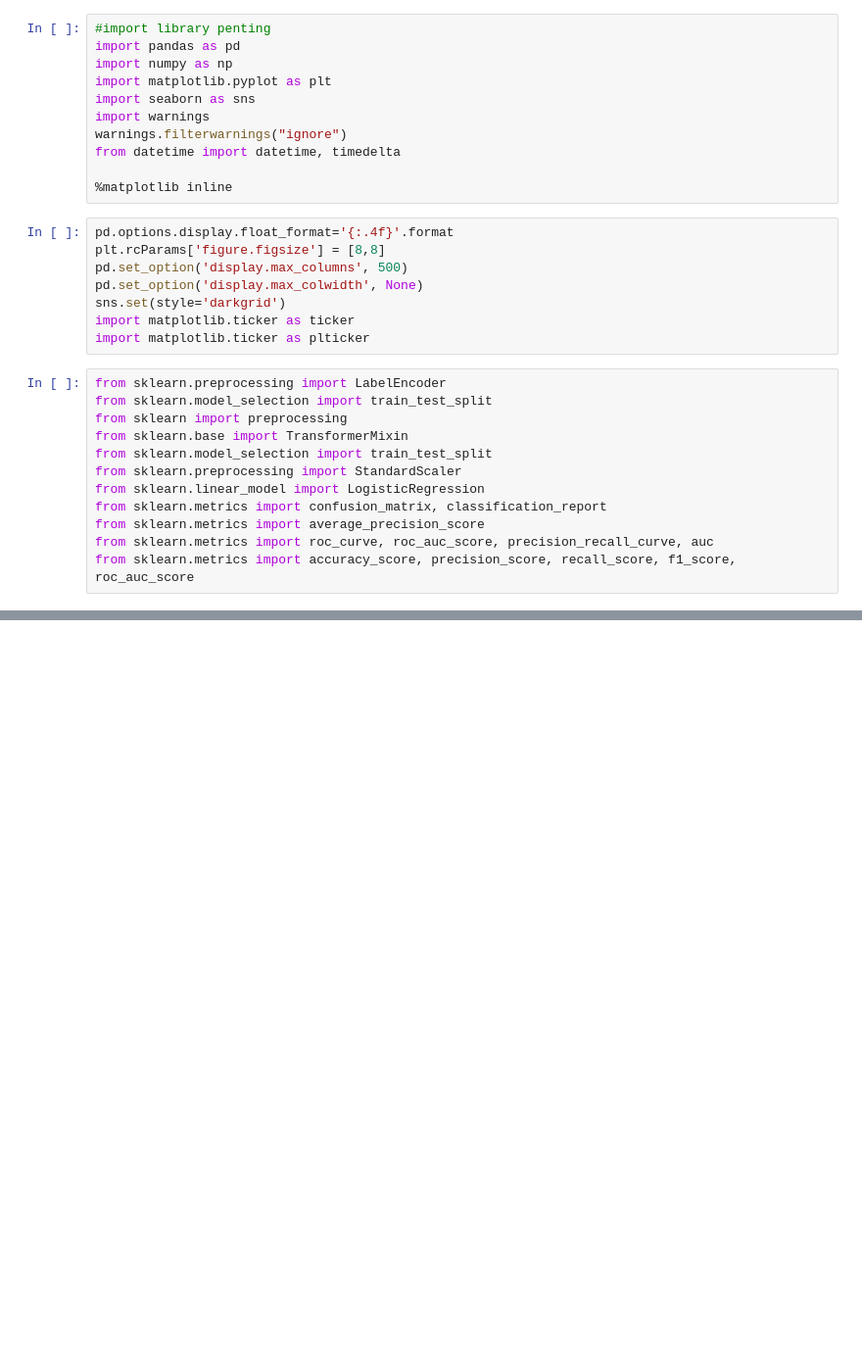
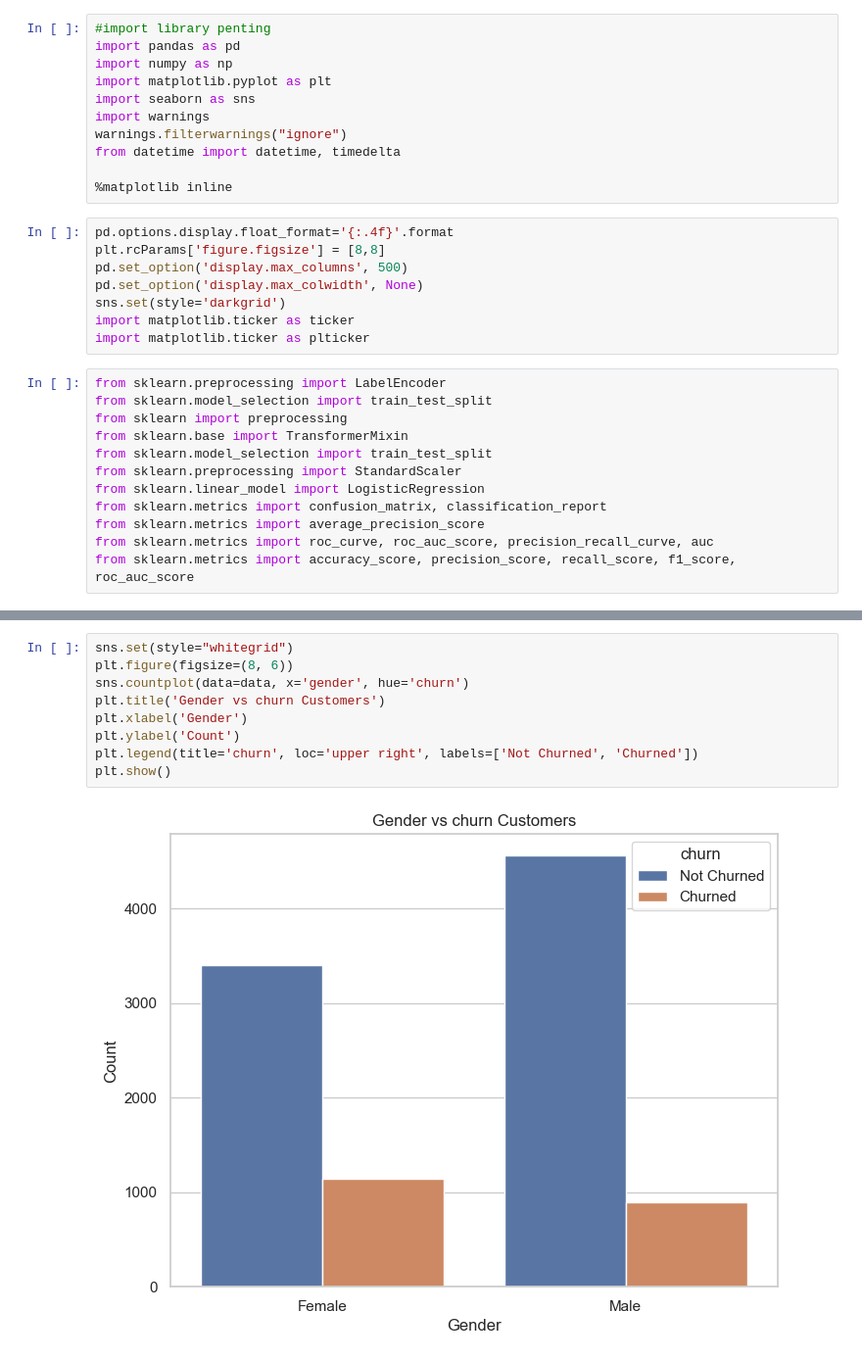
Before and after one commit to AdeFirmansyah97/UAS_DM, a Jupyter notebook: 201220001_UAS_DataMaining.ipynb, the cells around one changed output, grey strips where cells are left out. Shown at 98% size. Cells and saved outputs as stored; diff of their text form; blank space fills up the shorter version.

```diff
--- a/201220001_UAS_DataMaining.ipynb
+++ b/201220001_UAS_DataMaining.ipynb
@@ -31,0 +151,11 @@ from sklearn.metrics import accuracy_score, precision_score, recall_score, f1_sc
+# %%
+sns.set(style="whitegrid")
+plt.figure(figsize=(8, 6))
+sns.countplot(data=data, x='gender', hue='churn')
+plt.title('Gender vs churn Customers')
+plt.xlabel('Gender')
+plt.ylabel('Count')
+plt.legend(title='churn', loc='upper right', labels=['Not Churned', 'Churned'])
+plt.show()
+# %% [output]
+[figure, added]
```
Also changed, not shown: parts of 55 cells of this notebook.
